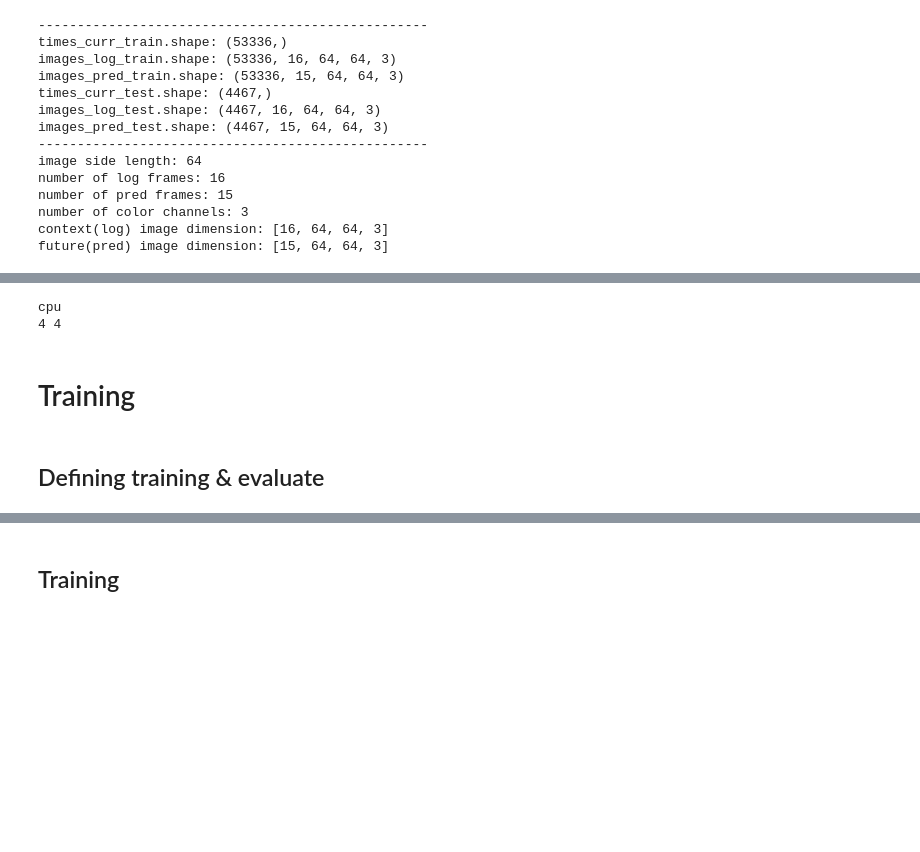
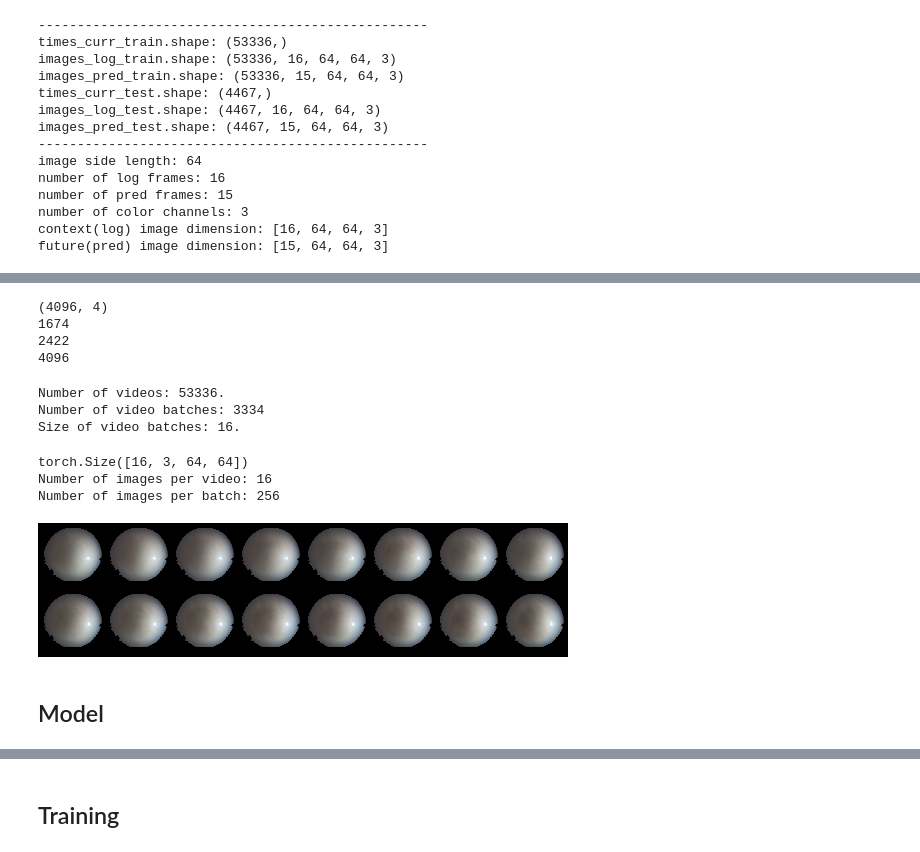
Before and after one commit to javgat/SkyMaskConvLSTM, a Jupyter notebook: codes/ConvLSTM/ConvLSTM.ipynb, the cells around one changed output, grey strips where cells are left out. Saved outputs shown, nothing was run; the diff lists cells and outputs as text; code cells hidden in the pictures; blank space fills up the shorter version.

Commit message:
change mask place, ConvLSTM working

```diff
--- a/codes/ConvLSTM/ConvLSTM.ipynb
+++ b/codes/ConvLSTM/ConvLSTM.ipynb
@@ -43,0 +67,3 @@ GPUs not available. Only CPU.
+# %%
+if not IN_COLAB:
+  common.set_memory_limit_if_not_limit(1.5)
@@ -154,12 +142,0 @@ transform = transforms.Compose([
-# %%
-device = torch.device("cuda:0" if torch.cuda.is_available() else "cpu")
-print(device)
-batch_size_train = 16
-batch_size_test = 64
-if device.type == "cpu":
-  batch_size_train = 4
-  batch_size_test = 4
-print(batch_size_train, batch_size_test)
-# %% [output]
-cpu
-4 4
@@ -173,4 +143,58 @@ test_loader = DataLoader(test_dataset, batch_size=batch_size_test, shuffle=False
+# %%
+mask_png = np.array(PIL.Image.open(mask_path).resize((64, 64)).getdata())
+# Mask for size 64
+print(mask_png.shape)
+mask_to_black = (mask_png[:,3] > 127)
+not_mask_to_black = (mask_png[:,3] <= 127)
+print(mask_to_black.sum()) # alpha = 1 = black visible
+print(not_mask_to_black.sum())
+print(not_mask_to_black.sum()+mask_to_black.sum())
+mask_to_black = mask_to_black.reshape((64, 64))
+empty_mask = np.ones((64, 64, 3))
+mask_to_black = np.where(np.expand_dims(mask_to_black, 2), empty_mask, empty_mask*0)
+# %% [output]
+(4096, 4)
+1674
+2422
+4096
+# %%
+bs = 16 # batch size
+transform = transforms.Compose([
+    transforms.Lambda(lambda x: np.where(mask_to_black, x*0, x)),
+    #v2.functional.adjust_contrast(),
+    transforms.ToPILImage(), # This already normalizes the image
+    transforms.Lambda(v2.functional.autocontrast),
+    transforms.Resize(64),
+    transforms.ToTensor(),
+    #transforms.Lambda(lambda x: x.float()),
+    #transforms.Normalize(mean=[0.5], std=[0.5])  # Example normalization
+])
+# Create Dataset and DataLoader
+train_dataset = common.VideoDataset(dss['trainval']['images_log'], dss['trainval']['images_pred'], transform=transform, stack_videos=False, device=device)
+train_loader = DataLoader(train_dataset, batch_size=bs, shuffle=True)
+
+test_dataset = common.VideoDataset(dss['test']['images_log'], dss['test']['images_pred'], transform=transform, stack_videos=False, device=device)
+test_loader = DataLoader(test_dataset, batch_size=bs, shuffle=False)
+
+print(f"Number of videos: {len(train_dataset.videos)}.")
+print(f"Number of video batches: {len(train_loader)}")
+print(f"Size of video batches: {bs}.")
+# %% [output]
+Number of videos: 53336.
+Number of video batches: 3334
+Size of video batches: 16.
+# %%
+# Fixed input for debugging
+fixed_x, _ = next(iter(train_loader))
+print(fixed_x[0].shape) # 0 because VideoDataset has batch_size videos, not images.
+print(f"Number of images per video: {fixed_x[0].shape[0]}")
+print(f"Number of images per batch: {fixed_x[0].shape[0]*bs}")
+torchvision.utils.save_image(fixed_x[0], 'save/real_image.png')
+idisplay.Image('save/real_image.png')
+# %% [output]
+torch.Size([16, 3, 64, 64])
+Number of images per video: 16
+Number of images per batch: 256
+[figure, added]
 # %% [markdown]
-# Training
+## Model
-# %% [markdown]
-## Defining training & evaluate
```
Also changed, not shown: parts of 24 cells of this notebook, 4 other files.
